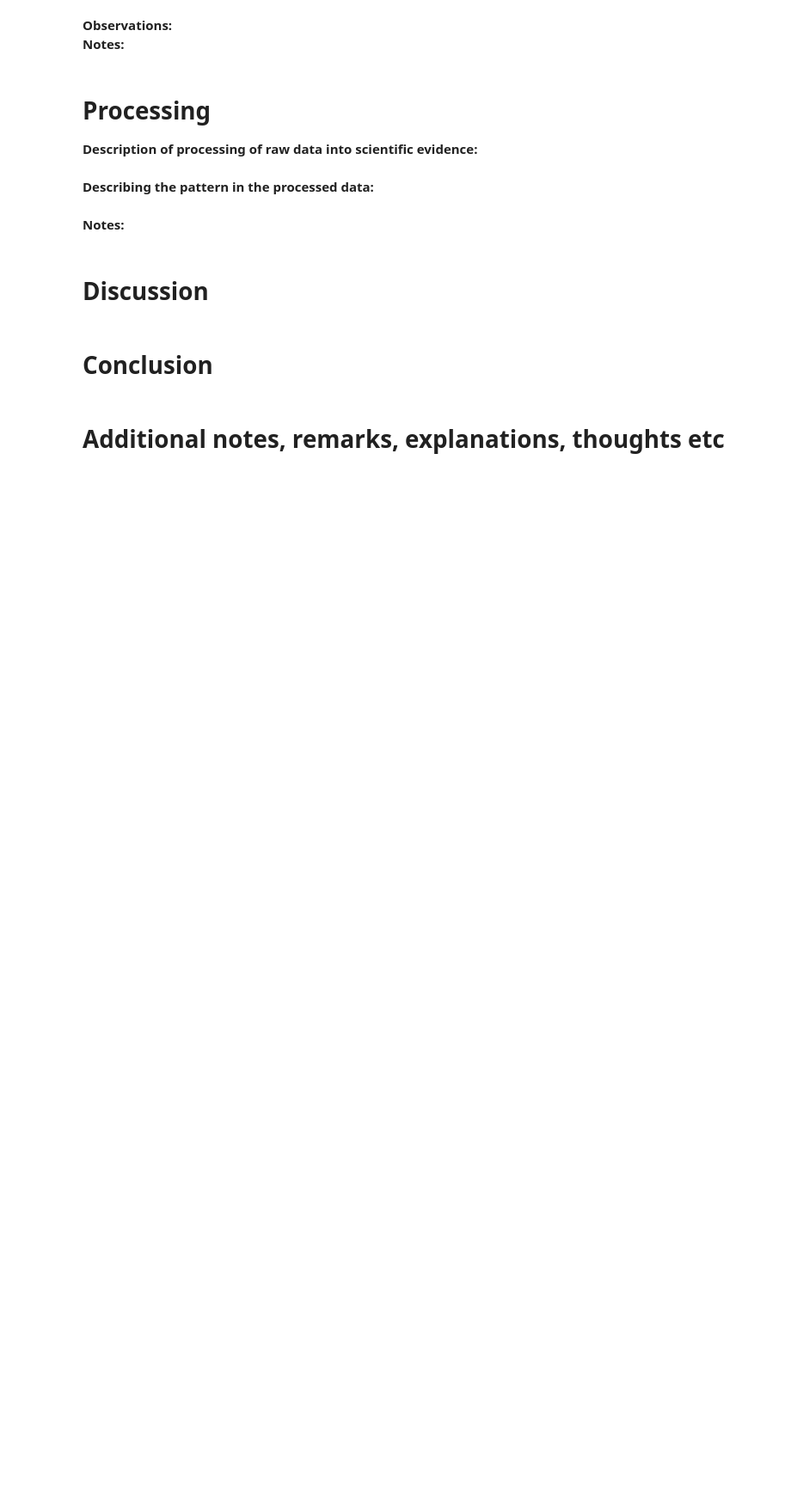
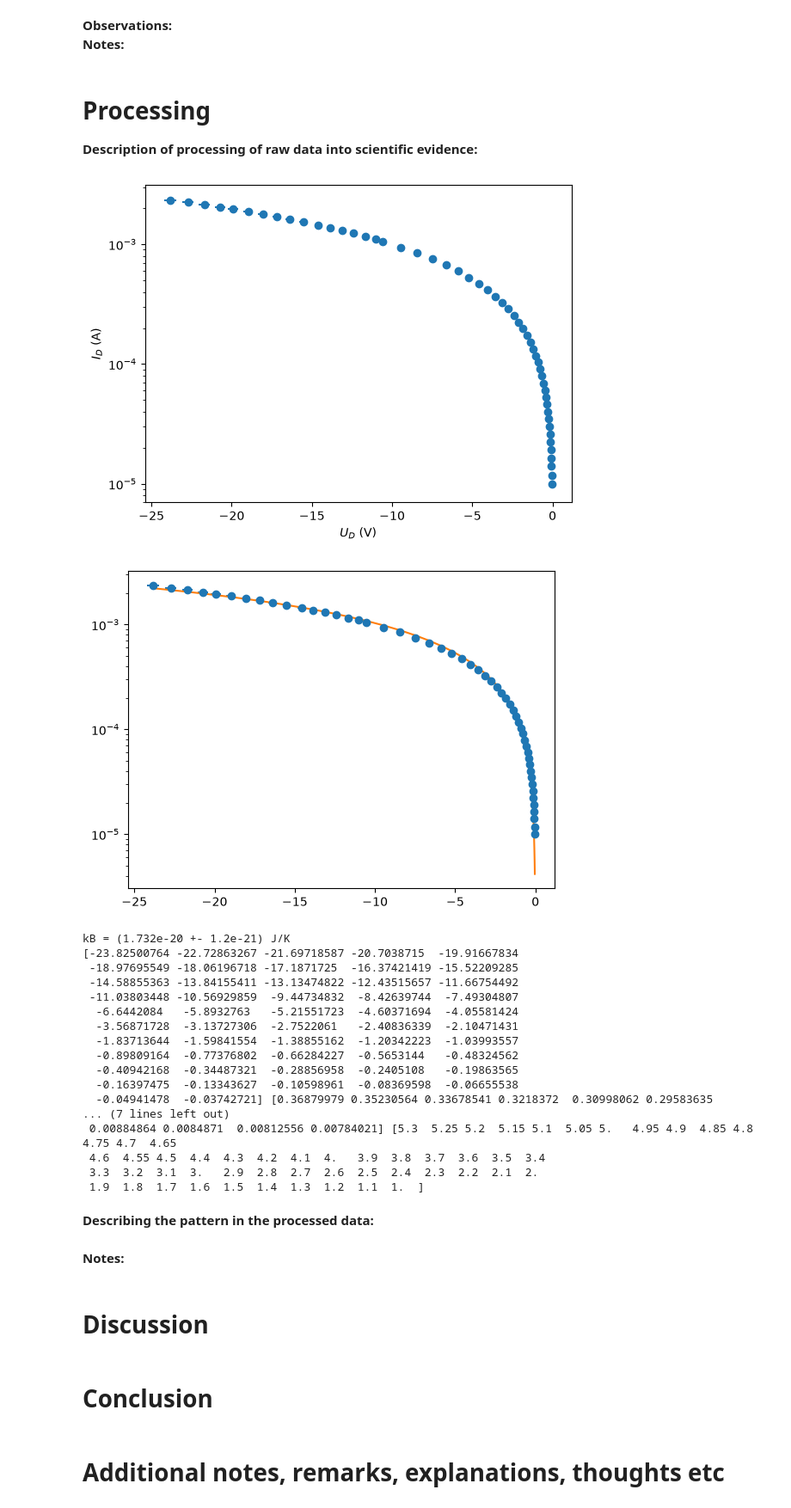
Before and after one commit to RikvDam/TN13015-Rik-Jan-EP1, a Jupyter notebook: BM_labjournaal.ipynb, the cells around one changed output. Shown at 86% size. Drawn from its saved outputs; the diff is of its cells as text; code cells hidden in the pictures; blank space fills up the shorter version.

Commit message:
Metingen

```diff
--- a/BM_labjournaal.ipynb
+++ b/BM_labjournaal.ipynb
@@ -50,12 +53,17 @@ FileNotFoundError: [Errno 2] No such file or directory: 'DATA/metingenR.csv'
 # %%
 #Metingen Boltzman: Explain the names of variables provide only raw data in np.arrays!
-with open('RAW/metingenboltzman.csv') as f:
+with open('RAW/metingenboltzman.csv') as f: #CHANGE BACK TO DATA/metingenboltzman.csv!
     metingenboltzman = np.loadtxt(f, delimiter=',', skiprows=1, unpack=True, dtype=float)
 #Arrays
-V_Bron = metingenboltzman[0] #Volt over bron
-V_Weerstand = metingenboltzman[1] #Volt over weerstand
-uV_Bron = metingenboltzman[2] #Onzekerheid Volt over bron
-uV_Weerstand = metingenboltzman[3] #Onzekerheid Volt over weerstand
-R1 =
-R2 =
-R3 =
+V_Bron1 = metingenboltzman[0] #Volt over bron
+V_Weerstand1 = metingenboltzman[1] #Volt over weerstand
+
+V_Bron = np.flip(V_Bron1)
+V_Weerstand = np.flip(V_Weerstand1)
+
+uV_Bron =  V_Bron * 0.01 + 0.01  #Onzekerheid Volt over bron
+uV_Weerstand =  V_Weerstand * 0.015 + 0.006  #Onzekerheid Volt over weerstand
+
+R1 = 10021.7
+R2 = 4673.3
+R3 = 328.27
@@ -80,36 +86,61 @@ f = R3 / (R2 + R3)        # spanningsdeler: U = f * U_bron
 
 #Berekenen
 # Bewerkte data
-U_D = f * V_Bron - V_Weerstand
+# KLOP NIE U_D = (f * V_Bron) - V_Weerstand
 I_D = V_Weerstand / R1
+R_th = R2 * R3 / (R2 + R3)
+U_D  = f * V_Bron - V_Weerstand - I_D * R_th
 
-u_UD = np.sqrt((f * uV_Bron) ** 2 + uV_Weerstand ** 2)
+
+u_UD = np.sqrt((f*uV_Bron)**2 + ((1 + R_th/R1)*uV_Weerstand)**2)
 u_ID = I_D * np.sqrt((uV_Weerstand / V_Weerstand) ** 2 + (uV_Weerstand / R1) ** 2)
 
 #Plotten
 plt.errorbar(U_D, I_D, xerr=u_UD, yerr=u_ID, fmt="o")
 plt.yscale("log")
 plt.xlabel("$U_D$ (V)")
 plt.ylabel("$I_D$ (A)")
 plt.show()
 
 # Fitten
 def model(U, I0, b):
     return I0 * np.expm1(b * U)
 
 popt, pcov = curve_fit(model, U_D, I_D, p0=[1e-9, 20], sigma=u_ID, absolute_sigma=True)
 I0, b = popt
 ub = np.sqrt(pcov[1, 1])
 
 plt.errorbar(U_D, I_D, xerr=u_UD, yerr=u_ID, fmt="o")
 plt.plot(U_D, model(U_D, *popt))
 plt.yscale("log")
 plt.show()
 
 # Boltzmann-constante (pls laat dit goed zijn)
 kB = -q / (b * n * T)
 u_kB = kB * np.sqrt((ub / b) ** 2 + (un / n) ** 2 + (uT / T) ** 2)
 print(f"kB = ({kB:.3e} +- {u_kB:.1e}) J/K")
+
+print(U_D, u_UD, V_Bron)
+# %% [output]
+[figure, added]
+[figure, added]
+kB = (1.732e-20 +- 1.2e-21) J/K
+[-23.82500764 -22.72863267 -21.69718587 -20.7038715  -19.91667834
+ -18.97695549 -18.06196718 -17.1871725  -16.37421419 -15.52209285
+ -14.58855363 -13.84155411 -13.13474822 -12.43515657 -11.66754492
+ -11.03803448 -10.56929859  -9.44734832  -8.42639744  -7.49304807
+  -6.6442084   -5.8932763   -5.21551723  -4.60371694  -4.05581424
+  -3.56871728  -3.13727306  -2.7522061   -2.40836339  -2.10471431
+  -1.83713644  -1.59841554  -1.38855162  -1.20342223  -1.03993557
+  -0.89809164  -0.77376802  -0.66284227  -0.5653144   -0.48324562
+  -0.40942168  -0.34487321  -0.28856958  -0.2405108   -0.19863565
+  -0.16397475  -0.13343627  -0.10598961  -0.08369598  -0.06655538
+  -0.04941478  -0.03742721] [0.36879979 0.35230564 0.33678541 0.3218372  0.30998062 0.29583635
+... (7 lines left out)
+ 0.00884864 0.0084871  0.00812556 0.00784021] [5.3  5.25 5.2  5.15 5.1  5.05 5.   4.95 4.9  4.85 4.8  4.75 4.7  4.65
+ 4.6  4.55 4.5  4.4  4.3  4.2  4.1  4.   3.9  3.8  3.7  3.6  3.5  3.4
+ 3.3  3.2  3.1  3.   2.9  2.8  2.7  2.6  2.5  2.4  2.3  2.2  2.1  2.
+ 1.9  1.8  1.7  1.6  1.5  1.4  1.3  1.2  1.1  1.  ]
 # %%
 #Data processing and analysis:
 # %%
```
Also changed, not shown: parts of 2 cells of this notebook, 1 other file.
